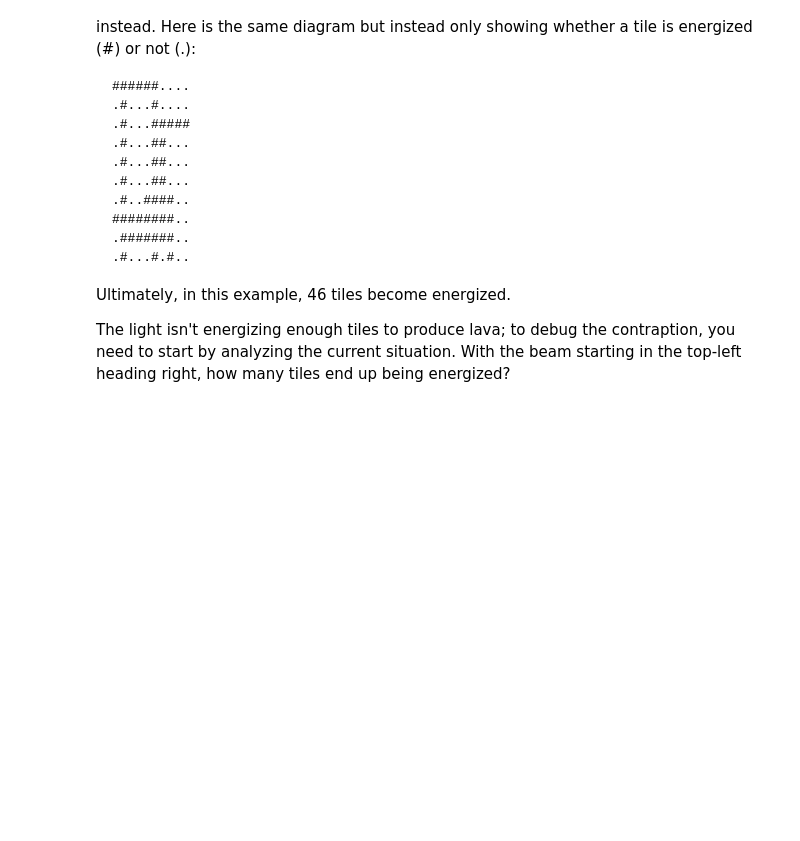
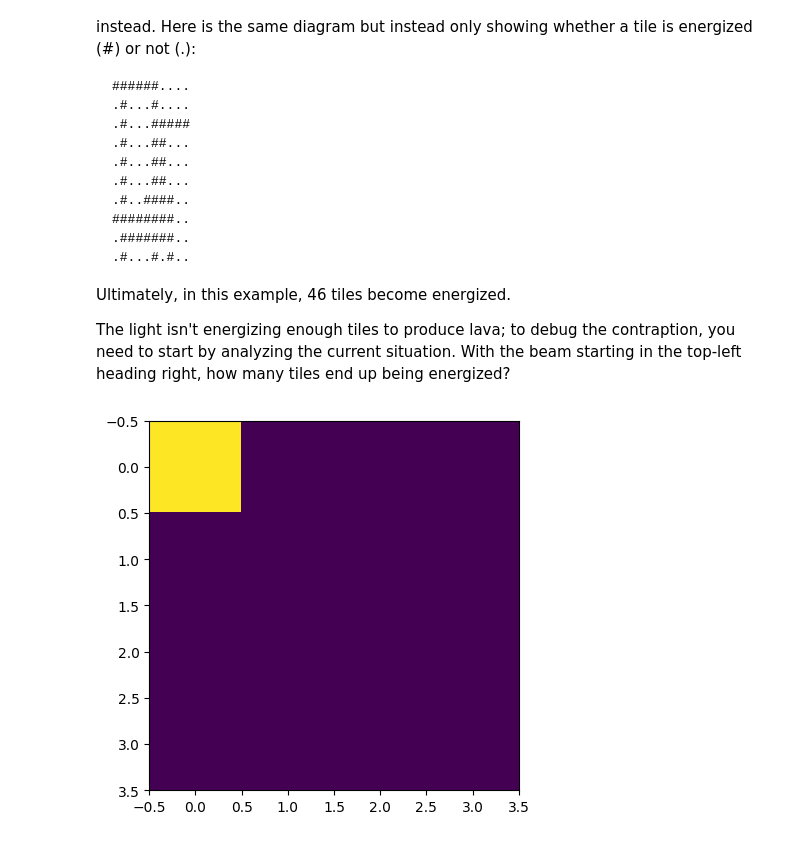
Before and after one commit to slebedeva/advent_of_code, a Jupyter notebook: aoc.ipynb, the cells around one changed output. Cells and saved outputs as stored; diff of their text form; code cells hidden in the pictures; blank space fills up the shorter version.

```diff
--- a/aoc.ipynb
+++ b/aoc.ipynb
@@ -1288,9 +1291,3 @@ Beams are only shown on empty tiles; arrows indicate the direction of the beams.
 Ultimately, in this example, 46 tiles become energized.
 
 The light isn't energizing enough tiles to produce lava; to debug the contraption, you need to start by analyzing the current situation. With the beam starting in the top-left heading right, how many tiles end up being energized?
-# %%
-# matrix as object
-class InputMatrix:
-    def __init__(self, file_path):
-        with open(file_path, 'r') as f:
-            self.mat = f.read().splitlines()
@@ -1308,0 +1294,9 @@ def clean_up(mybeam):
+# %%
+from day16 import InputMatrix, Laser
+inp = InputMatrix('input_16_test')
+lasers = []
+laser = Laser(input_matrix=inp,coord=[0,0], ax=1, direction='+')
+lasers.append(laser)
+plt.imshow(inp.mask);
+# %% [output]
+[figure, added]
```
Also changed, not shown: parts of 31 cells of this notebook, 1 other file.
